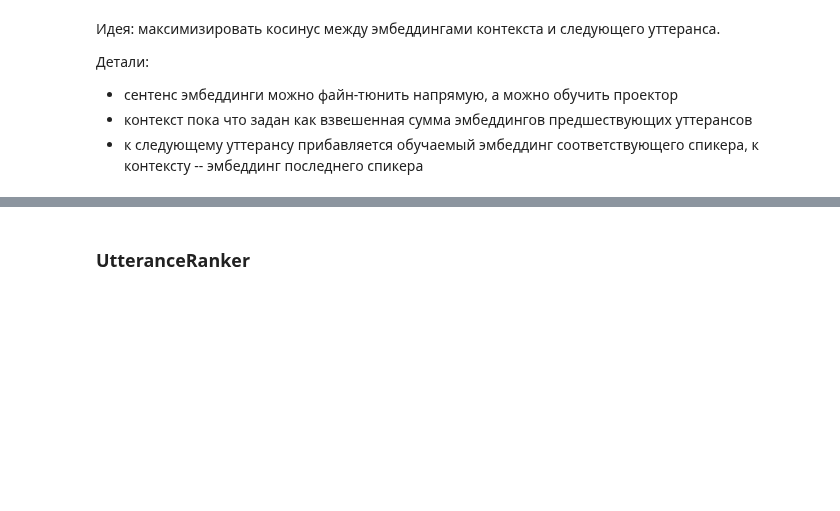
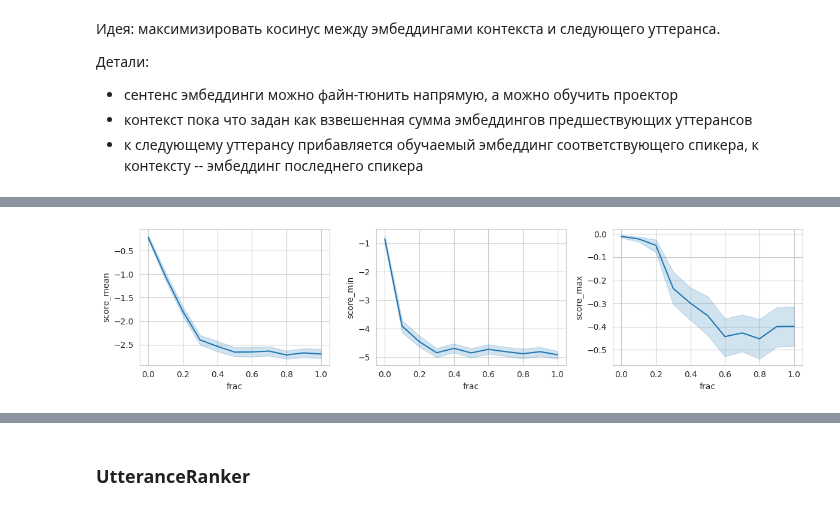
Before and after one commit to voorhs/dialogue-augmentation, a Jupyter notebook: augmentation_development.ipynb, the cells around one changed output, grey strips where cells are left out. Cells and saved outputs as stored; diff of their text form; code cells hidden in the pictures; blank space fills up the shorter version.

```diff
--- a/augmentation_development.ipynb
+++ b/augmentation_development.ipynb
@@ -2262,0 +2271,17 @@ dataset = json.load(open('nup/dataset/val/dialogues.json', 'r'))[:n_dialogues]
+# %%
+import torch.nn.functional as F
+
+
+def get_score(logits, reduction='none'):
+    scores = F.softmax(logits, dim=1).diag().log10()
+    if reduction == 'mean':
+        score = scores.mean()
+    elif reduction == 'min':
+        score = scores.min()
+    elif reduction == 'max':
+        score = scores.max()
+    elif reduction != 'none':
+        raise ValueError('unexpected reduction type')
+    else:
+        return scores.cpu()
+    return score.cpu().item()
@@ -2336,0 +2338,14 @@ augment(dataset[1])
+# %%
+import seaborn as sns
+sns.set_style('whitegrid')
+import matplotlib.pyplot as plt
+
+df_t = df[df.t == 0.05]
+
+fig, ax = plt.subplots(1, 3, figsize=(12, 3))
+sns.lineplot(data=df_t, x='frac', y='score_mean', ax=ax[0])
+sns.lineplot(data=df_t, x='frac', y='score_min',  ax=ax[1])
+sns.lineplot(data=df_t, x='frac', y='score_max',  ax=ax[2])
+plt.tight_layout()
+# %% [output]
+[figure, added]
```
Also changed, not shown: parts of 23 cells of this notebook, 4 other files.
